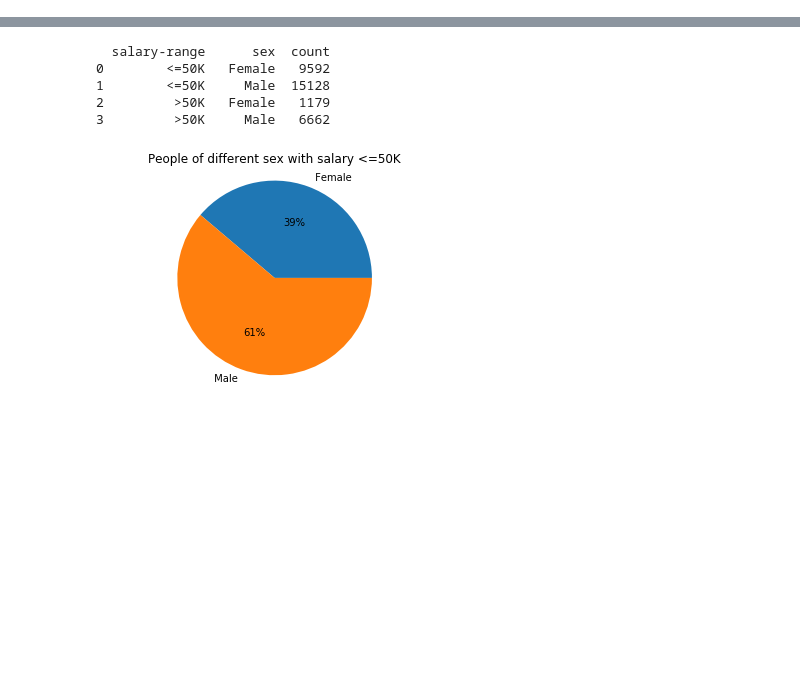
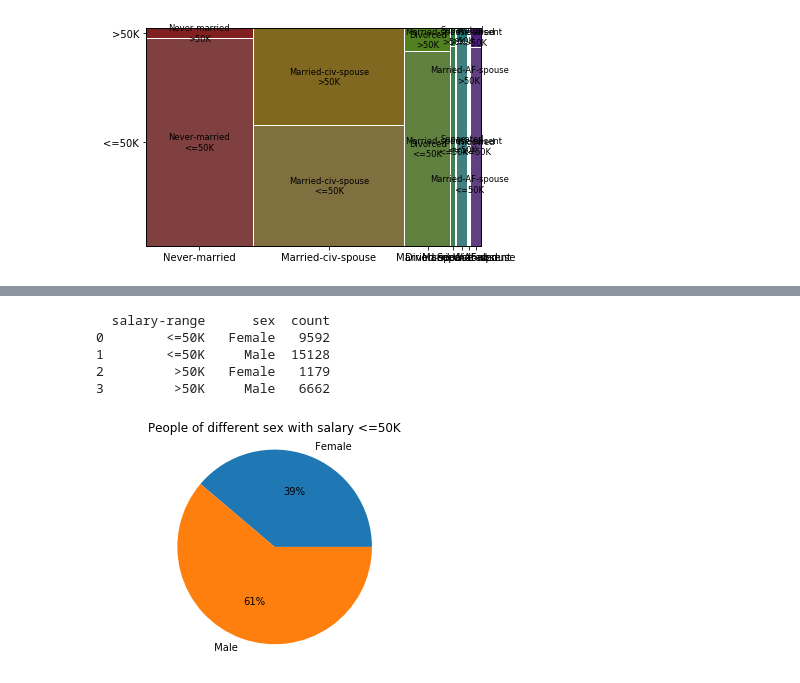
Before and after one commit to iamjagdeesh/Prediction-of-factors-influencing-salary, a Jupyter notebook: individual_attributes_analysis_jagdeesh.ipynb, the cells around one changed output, grey strips where cells are left out. Saved outputs shown, nothing was run; the diff lists cells and outputs as text; code cells hidden in the pictures; blank space fills up the shorter version.

```diff
--- a/individual_attributes_analysis_jagdeesh.ipynb
+++ b/individual_attributes_analysis_jagdeesh.ipynb
@@ -7,0 +33,5 @@ df.columns = ["age", "workclass", "fnlwgt", "education", "education-num", "marit
+# %%
+mosaic(df, ['marital-status', 'salary-range'])
+plt.show()
+# %% [output]
+[figure, added]
```
Also changed, not shown: parts of 8 cells of this notebook.
